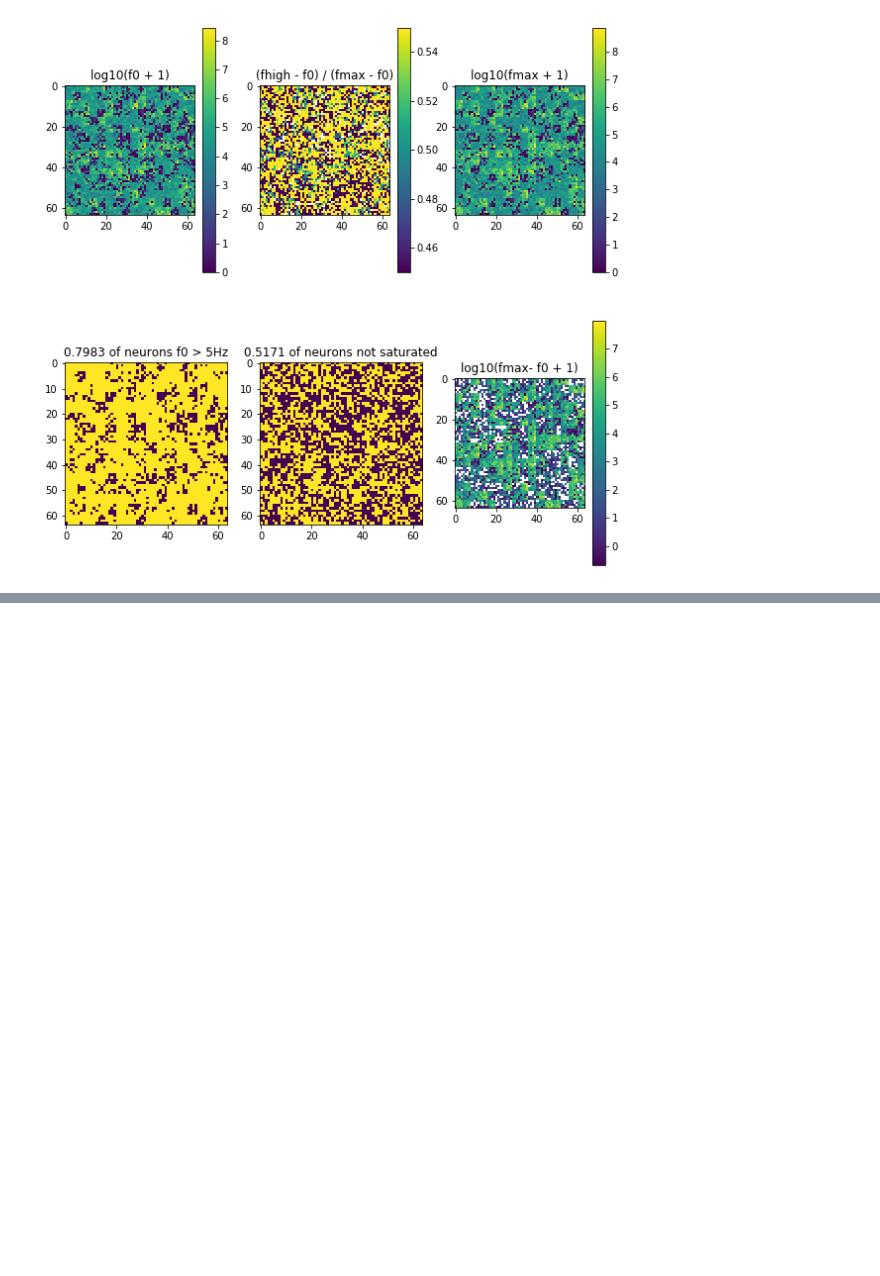
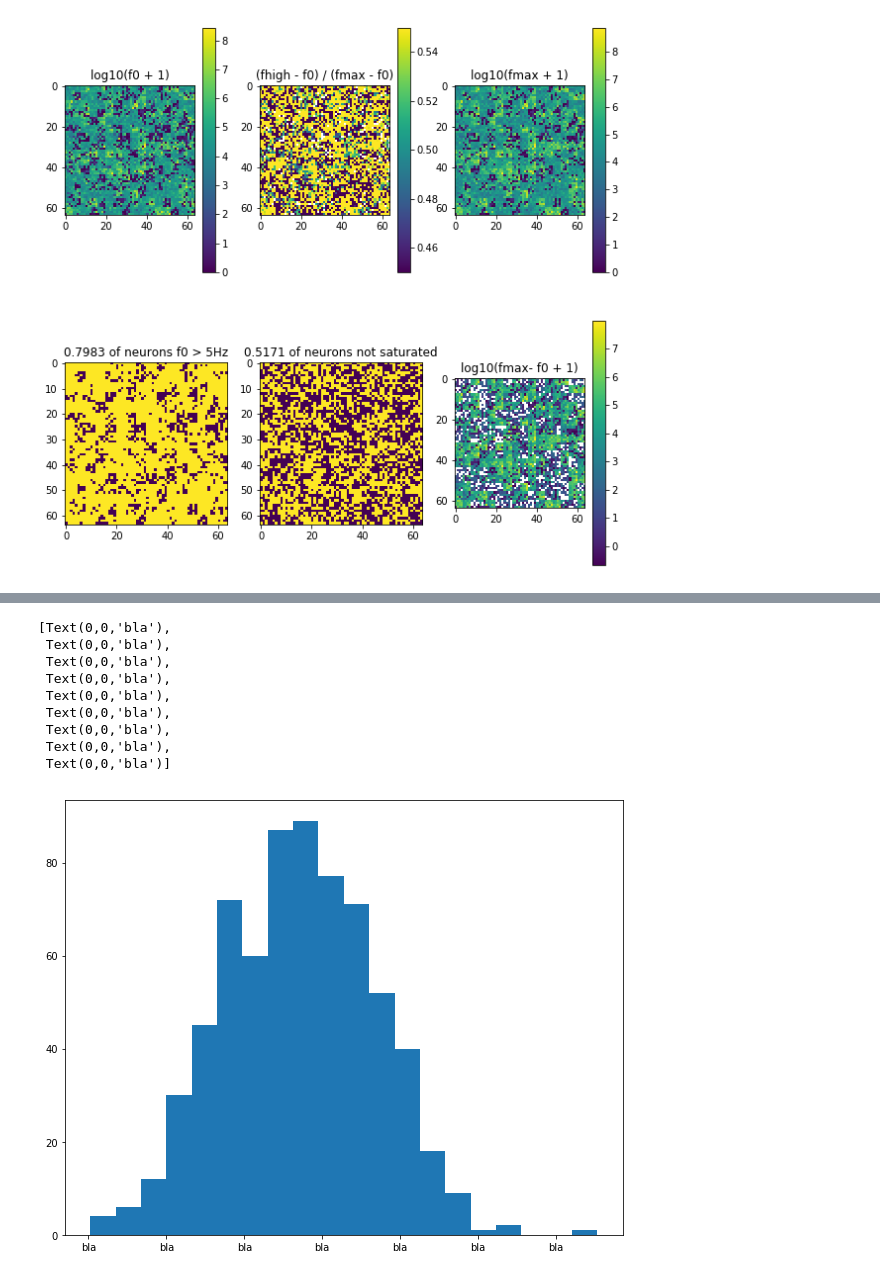
Before and after one commit to scottcantreid/Braindrop_Utilities, a Jupyter notebook: Tau Calibration Experiment.ipynb, the cells around one changed output, grey strips where cells are left out. Cells and saved outputs as stored; diff of their text form; code cells hidden in the pictures; blank space fills up the shorter version.

```diff
--- a/Tau Calibration Experiment.ipynb
+++ b/Tau Calibration Experiment.ipynb
@@ -184,2 +184,18 @@ plt.plot(Sall_yx[0,12], '.-')
 # %%
 taus = fit_taus(Sall_yx, THOLD0, THOLD1, plot=False)
+# %%
+fig, ax = plt.subplots(figsize = (10,8))
+plt.hist(np.log10(taus[~np.isnan(1000*taus)]), bins = 20)
+vals = ax.get_xticklabels()
+ax.set_xticklabels(['bla' for v in vals] )
+# %% [output]
+[Text(0,0,'bla'),
+ Text(0,0,'bla'),
+ Text(0,0,'bla'),
+ Text(0,0,'bla'),
+ Text(0,0,'bla'),
+ Text(0,0,'bla'),
+ Text(0,0,'bla'),
+ Text(0,0,'bla'),
+ Text(0,0,'bla')]
+[figure, added]
```
Also changed, not shown: parts of 10 cells of this notebook.
